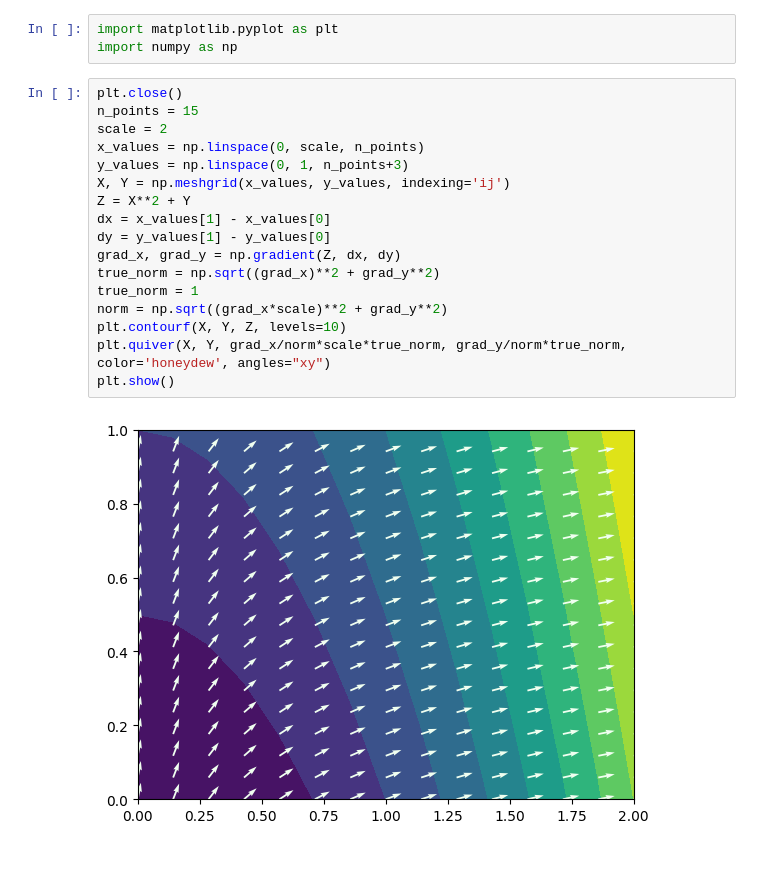
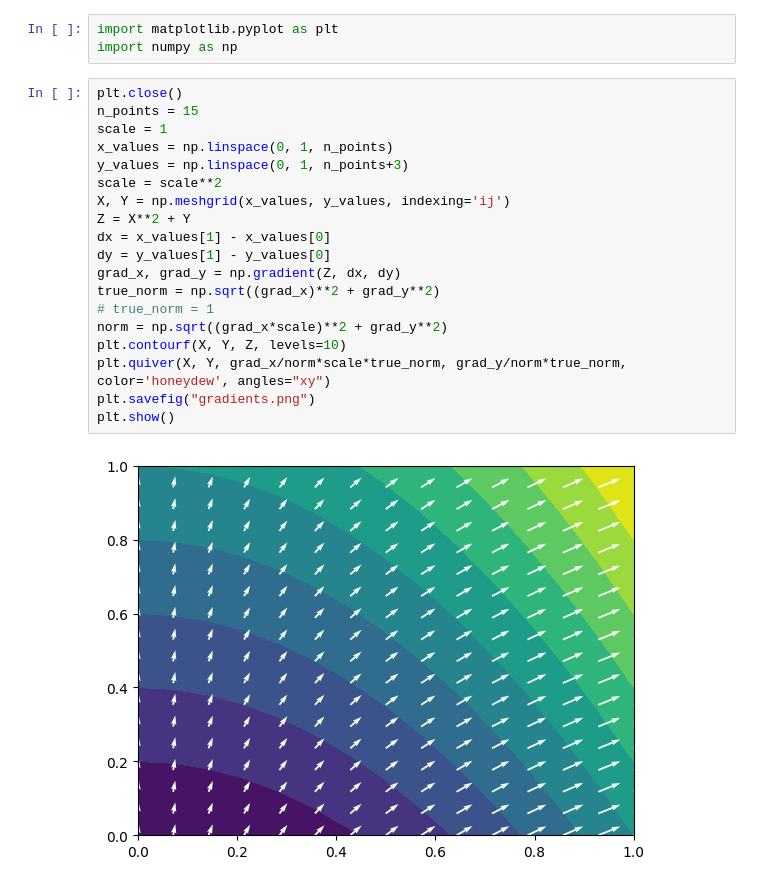
Before and after one commit to MagiRomanya/DiffSimulator, a Jupyter notebook: differentiable/Plotting_and_computing_finite_gradients.ipynb, the cells around one changed output. Cells and saved outputs as stored; diff of their text form.

Commit message:
Fixed bug in plotting gradients notebook

```diff
--- a/differentiable/Plotting_and_computing_finite_gradients.ipynb
+++ b/differentiable/Plotting_and_computing_finite_gradients.ipynb
@@ -13,19 +13,21 @@ import numpy as np
 # %%
 plt.close()
 n_points = 15
-scale = 2
-x_values = np.linspace(0, scale, n_points)
+scale = 1
+x_values = np.linspace(0, 1, n_points)
 y_values = np.linspace(0, 1, n_points+3)
+scale = scale**2
 X, Y = np.meshgrid(x_values, y_values, indexing='ij')
 Z = X**2 + Y
 dx = x_values[1] - x_values[0]
 dy = y_values[1] - y_values[0]
 grad_x, grad_y = np.gradient(Z, dx, dy)
 true_norm = np.sqrt((grad_x)**2 + grad_y**2)
-true_norm = 1
+# true_norm = 1
 norm = np.sqrt((grad_x*scale)**2 + grad_y**2)
 plt.contourf(X, Y, Z, levels=10)
 plt.quiver(X, Y, grad_x/norm*scale*true_norm, grad_y/norm*true_norm, color='honeydew', angles="xy")
+plt.savefig("gradients.png")
 plt.show()
 # %% [output]
-[figure, old version]
+[figure, new version]
```
